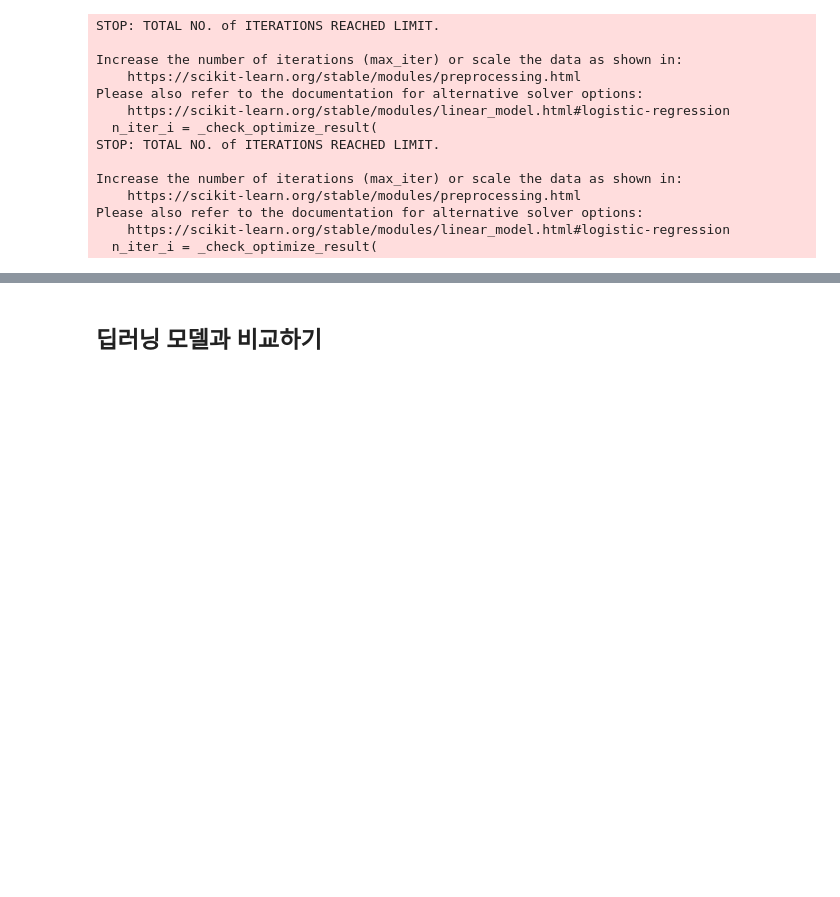
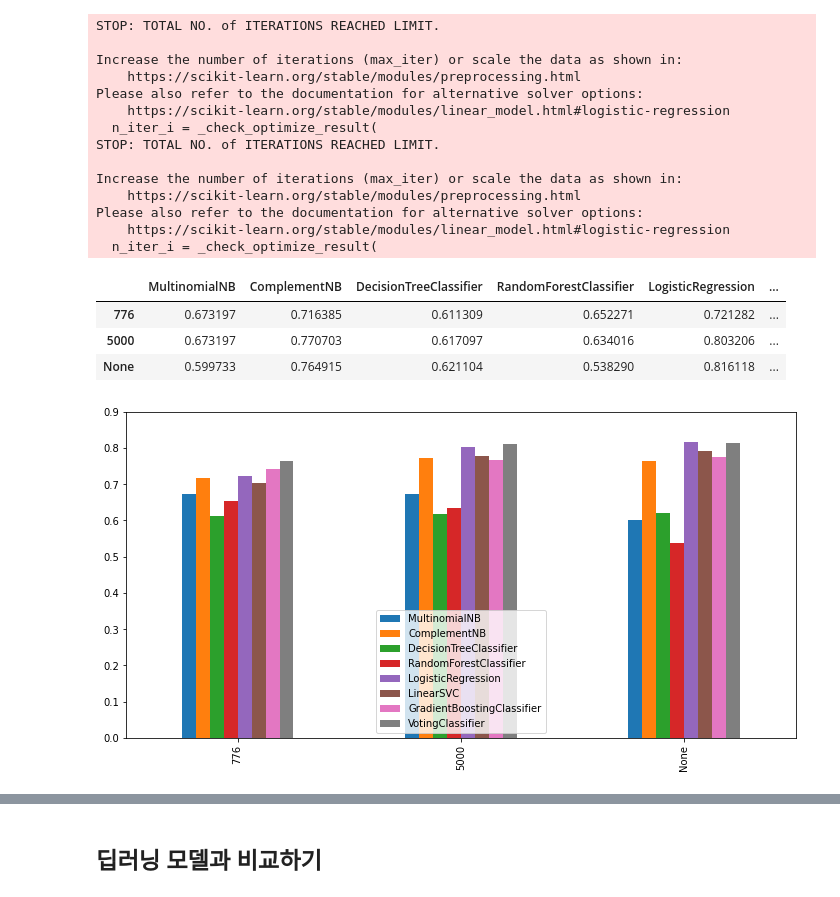
Before and after one commit to steelbear/AIFFEL-Quest, a Jupyter notebook: going_deeper_nlp/06/06.ipynb, the cells around one changed output, grey strips where cells are left out. Cells and saved outputs as stored; diff of their text form; code cells hidden in the pictures; blank space fills up the shorter version.

```diff
--- a/going_deeper_nlp/06/06.ipynb
+++ b/going_deeper_nlp/06/06.ipynb
@@ -275,8 +275,8 @@ def train_and_evaluate(num_words):
     models = [
         MultinomialNB(), ComplementNB(),
         DecisionTreeClassifier(max_depth=10),
-        RandomForestClassifier(n_estimators=5, max_depth=10, n_jobs=8),
-        LogisticRegression(C=10000, penalty='l2', max_iter=3000, n_jobs=8),
+        RandomForestClassifier(n_estimators=5, max_depth=10, n_jobs=-1),
+        LogisticRegression(C=10000, penalty='l2', max_iter=3000, n_jobs=-1),
         LinearSVC(C=1000, penalty='l1', max_iter=3000, dual=False),
         GradientBoostingClassifier(),
     ]
@@ -286,7 +286,7 @@ def train_and_evaluate(num_words):
                   ('rf', RandomForestClassifier(n_estimators=5, max_depth=10)),
                   ('gnb', GradientBoostingClassifier()),
                  ]
-    models.append(VotingClassifier(estimators=estimators, voting='soft', n_jobs=8))
+    models.append(VotingClassifier(estimators=estimators, voting='soft', n_jobs=-1))
 
     # 정확도와 f1 score를 모델마다 저장
     accuracies = {}
@@ -299,7 +299,7 @@ def train_and_evaluate(num_words):
         accuracy = accuracy_score(y_test, y_pred)
         f1 = np.zeros((46,))
         for i in range(46):
-            f1[i] = f1_score(y_test, y_pred, average='micro')
+            f1[i] = f1_score(y_test, y_pred, labels=[i], average='micro')
         accuracies.update({model.__class__.__name__: accuracy})
         f1_scores.update({model.__class__.__name__: f1})
 
@@ -331,10 +331,17 @@ Please also refer to the documentation for alternative solver options:
 # %%
 acc_df = pd.DataFrame(acc_by_voc_size, index=map(str, voc_sizes))
 acc_df
+# %% [output]
+|  | MultinomialNB | ComplementNB | DecisionTreeClassifier | RandomForestClassifier | LogisticRegression | ... |
+| 776 | 0.673197 | 0.716385 | 0.611309 | 0.652271 | 0.721282 | ... |
+| 5000 | 0.673197 | 0.770703 | 0.617097 | 0.634016 | 0.803206 | ... |
+| None | 0.599733 | 0.764915 | 0.621104 | 0.538290 | 0.816118 | ... |
 # %%
 # 정확도 비교
 _, ax = plt.subplots(figsize=(12, 6))
 acc_df.plot.bar(ax=ax)
-ax.set_ylim((0.55, 0.9))
+ax.set_ylim((0, 0.9))
 plt.legend(loc=8)
 plt.show()
+# %% [output]
+[figure, added]
```
Also changed, not shown: parts of 2 cells of this notebook.
